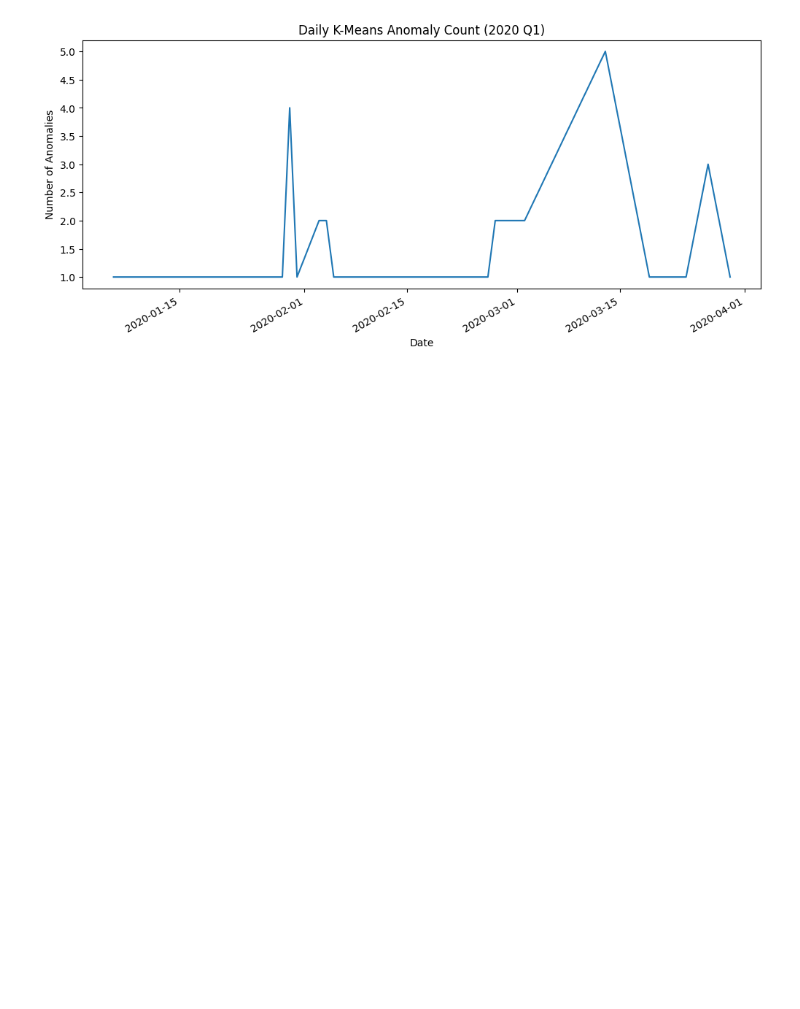
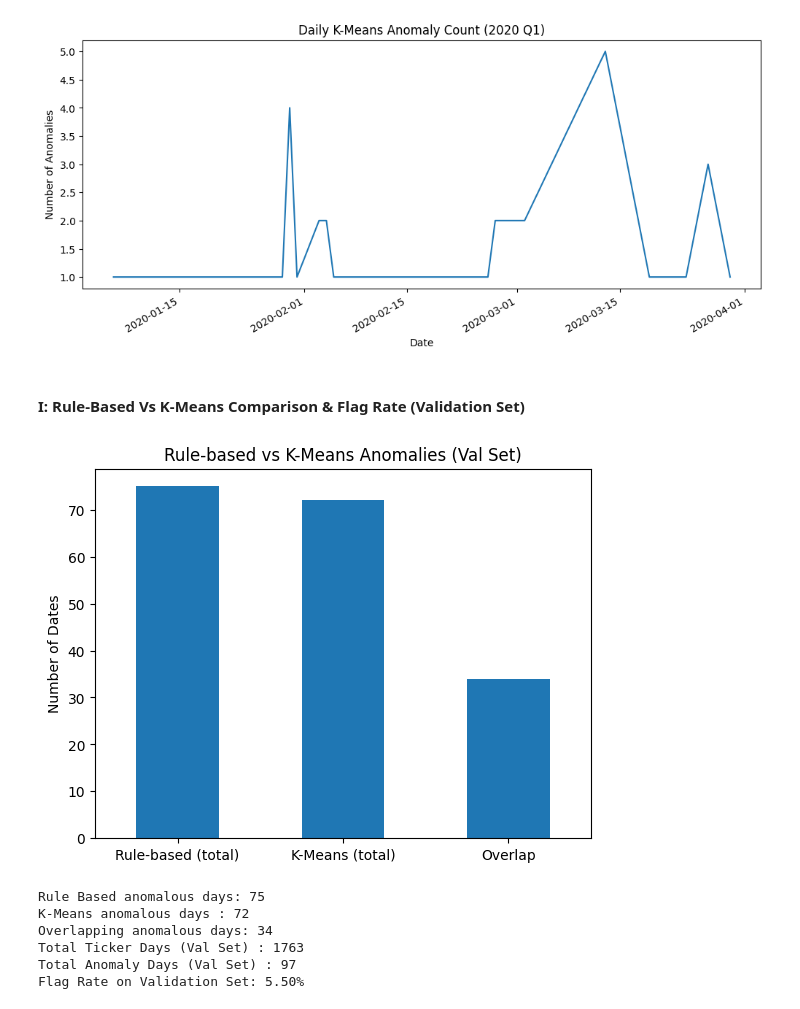
Before and after one commit to Shiv33ndu/stock-anomaly-detector, a Jupyter notebook: notebooks/04_kmeans_analysis.ipynb, the cells around one changed output. Drawn from its saved outputs; the diff is of its cells as text; code cells hidden in the pictures; blank space fills up the shorter version.

Commit message:
Added: val set flag rate code in notebook kmeans_analysis

```diff
--- a/notebooks/04_kmeans_analysis.ipynb
+++ b/notebooks/04_kmeans_analysis.ipynb
@@ -264,4 +264,43 @@ plt.xlabel("Date")
 plt.show()
 # %% [output]
 [figure]
+# %% [markdown]
+#### I: Rule-Based Vs K-Means Comparison & Flag Rate (Validation Set)
+# %%
+df_rule = detect_rule_anomaly(df_features, ticker=None)
+df_rule = df_rule[
+    df_rule["date"].dt.year == 2019
+]
+rule_dates = set(df_rule["date"])
+kmeans_dates_val = set(df_kmeans_val["date"])
+
+overlap = rule_dates & kmeans_dates_val
+
+counts = {
+    "Rule-based (total)": len(rule_dates),
+    "K-Means (total)": len(kmeans_dates_val),
+    "Overlap": len(overlap)
+}
+
+pd.Series(counts).plot(kind="bar", title="Rule-based vs K-Means Anomalies (Val Set)")
+plt.ylabel("Number of Dates")
+plt.xticks(rotation=0)
+plt.savefig("reports/figures/rule_vs_Kmeans_anomaly.png", bbox_inches='tight', pad_inches=0.1, dpi=300)
+plt.show()
+
+print(f"Rule Based anomalous days: {len(rule_dates)}")
+print(f"K-Means anomalous days : {len(kmeans_dates_val)}")
+print(f"Overlapping anomalous days: {len(overlap)}")
+
+print(f"Total Ticker Days (Val Set) : {len(meta_val)}")
+print(f"Total Anomaly Days (Val Set) : {len(df_kmeans_val)}")
+print(f"Flag Rate on Validation Set: {(len(df_kmeans_val) / len(meta_val)) * 100:.2f}%")
+# %% [output]
+[figure, added]
+Rule Based anomalous days: 75
+K-Means anomalous days : 72
+Overlapping anomalous days: 34
+Total Ticker Days (Val Set) : 1763
+Total Anomaly Days (Val Set) : 97
+Flag Rate on Validation Set: 5.50%
 # %% [markdown]
```
Also changed, not shown: parts of 11 cells of this notebook, 2 other files.
